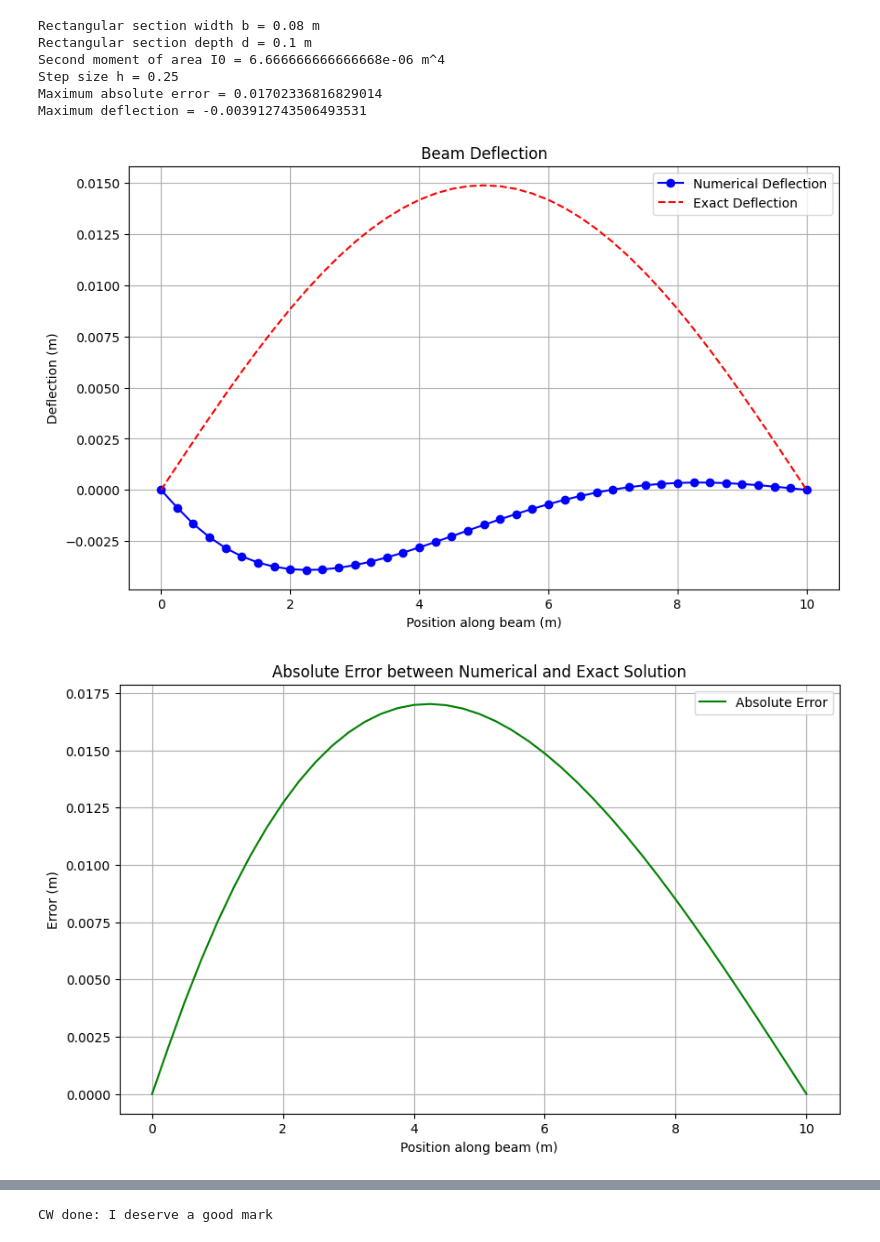
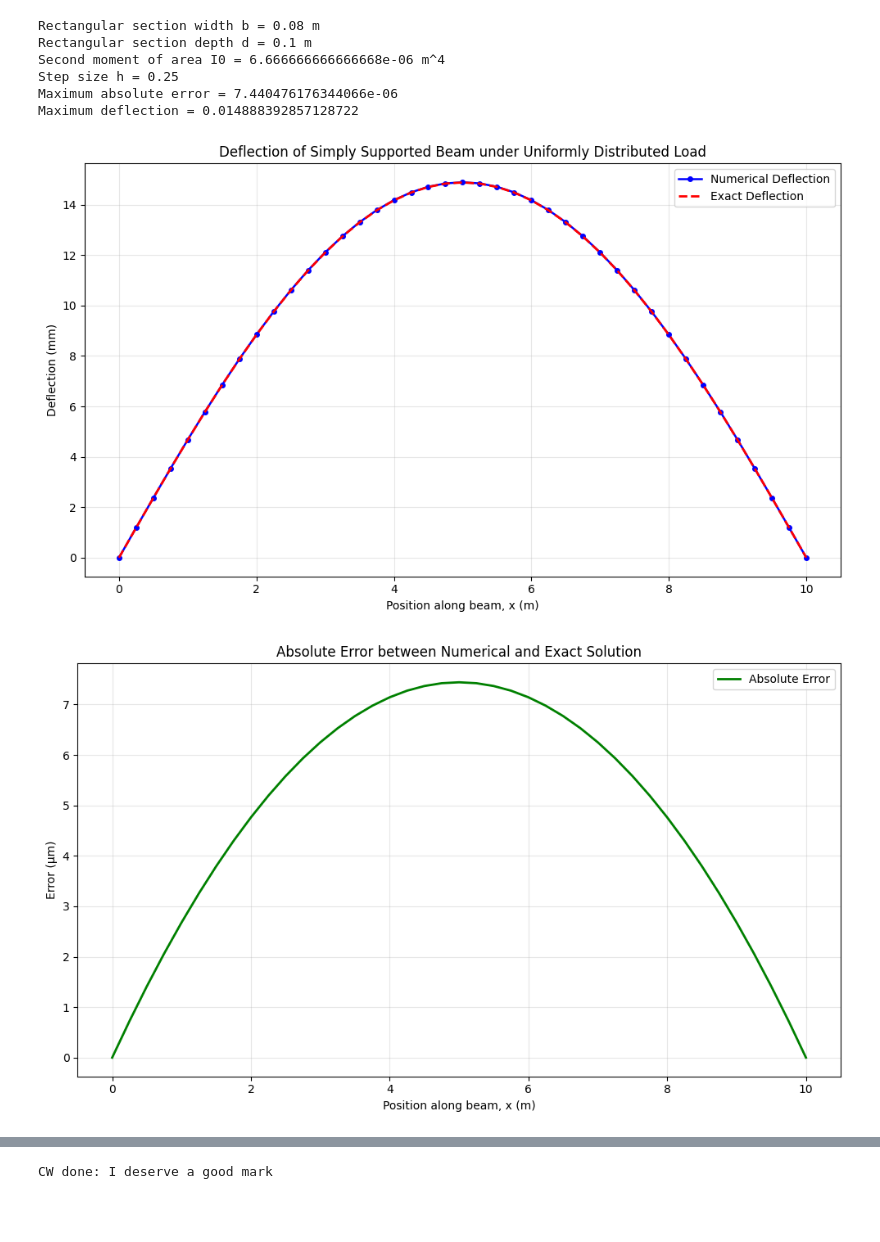
Before and after one commit to Laki52/ME2_Computing_CourseWork, a Jupyter notebook: CW.Code.Euler-Bernoulli.ipynb, the cells around one changed output, grey strips where cells are left out. Cells and saved outputs as stored; diff of their text form; code cells hidden in the pictures; blank space fills up the shorter version.

```diff
--- a/CW.Code.Euler-Bernoulli.ipynb
+++ b/CW.Code.Euler-Bernoulli.ipynb
@@ -73,14 +88,14 @@ v[1:N] = v_internal                                              # Putting the i
 # %%
 # In this section I am doing any post-processing (if needed)
 
-v_exact = q * x * (L**3 - 2.0 * L * x**2 + x**3) / (24.0 * E * I) # Analytical solution
+v_exact = q * (x**4 - 2.0 * L * x**3 + L**3 * x) / (24.0 * E * I) # Analytical solution
 error = np.abs(v - v_exact)       # Absolute error
 dvdx = np.gradient(v, h)          # Slope
 d2vdx2 = np.gradient(dvdx, h)     # Curvature
-M = -E * I * d2vdx2                # Bending moment
+M = E * I * d2vdx2                # Bending moment
 
 # Maximum values
-max_deflection = np.min(v)        # Max deflection, min used since deflection is downards so values are negative
+max_deflection = np.max(np.abs(v))# Max deflection magnitude
 max_error = np.max(error)         # Max Error
 
 
@@ -105,58 +120,68 @@ print("Rectangular section depth d =", d, "m")
 print("Second moment of area I0 =", I, "m^4")
 print("Step size h =", h)
 print("Maximum absolute error =", np.max(error))
-print("Maximum deflection =", np.min(v))
+print("Maximum deflection =", max_deflection)
 # %% [output]
 Rectangular section width b = 0.08 m
 Rectangular section depth d = 0.1 m
 Second moment of area I0 = 6.666666666666668e-06 m^4
 Step size h = 0.25
-Maximum absolute error = 0.01702336816829014
-Maximum deflection = -0.003912743506493531
+Maximum absolute error = 7.440476176344066e-06
+Maximum deflection = 0.014888392857128722
 # %%
 # Plotting the results
 
 # Plot deflection
+v_mm = v * 1e3
+v_exact_mm = v_exact * 1e3
+
 plt.figure(figsize=(10, 6))
-plt.plot(x, v, 'b-o', label='Numerical Deflection')
-plt.plot(x, v_exact, 'r--', label='Exact Deflection')
-plt.xlabel('Position along beam (m)')
-plt.ylabel('Deflection (m)')
-plt.title('Beam Deflection')
+plt.plot(x, v_mm, 'bo-', markersize=4, linewidth=1.8, label='Numerical Deflection')
+plt.plot(x, v_exact_mm, 'r--', linewidth=2, label='Exact Deflection')
+plt.xlabel('Position along beam, x (m)')
+plt.ylabel('Deflection (mm)')
+plt.title('Deflection of Simply Supported Beam under Uniformly Distributed Load')
 plt.legend()
-plt.grid(True)
+plt.grid(True, alpha=0.3)
+plt.tight_layout()
 plt.show()
 
 # Plot error
+error_um = error * 1e6
+
 plt.figure(figsize=(10, 6))
-plt.plot(x, error, 'g-', label='Absolute Error')
-plt.xlabel('Position along beam (m)')
-plt.ylabel('Error (m)')
+plt.plot(x, error_um, 'g-', linewidth=2, label='Absolute Error')
+plt.xlabel('Position along beam, x (m)')
+plt.ylabel('Error (μm)')
 plt.title('Absolute Error between Numerical and Exact Solution')
 plt.legend()
-plt.grid(True)
+plt.grid(True, alpha=0.3)
+plt.tight_layout()
 plt.show()
 
 # Plot bending moment
+M_kNm = M / 1e3
+
 plt.figure(figsize=(10, 6))
-plt.plot(x, M, 'm-', label='Bending Moment')
-plt.xlabel('Position along beam (m)')
-plt.ylabel('Bending Moment (Nm)')
+plt.plot(x, M_kNm, 'm-', linewidth=2, label='Bending Moment')
+plt.xlabel('Position along beam, x (m)')
+plt.ylabel('Bending Moment (kN·m)')
 plt.title('Bending Moment Distribution')
 plt.legend()
-plt.grid(True)
+plt.grid(True, alpha=0.3)
+plt.tight_layout()
 plt.show()
 
 # 3D plot of deformed beam
 fig = plt.figure(figsize=(12, 8))
 ax = fig.add_subplot(111, projection='3d')
 ax.plot_surface(X_mesh, Y_mesh, Z_deformed, color='blue', alpha=0.7)
 ax.plot_surface(X_mesh, Y_mesh, Z_undeformed, color='red', alpha=0.3)
 ax.set_xlabel('Length (m)')
 ax.set_ylabel('Width (m)')
 ax.set_zlabel('Deflection (scaled)')
 ax.set_title('3D Visualization of Beam Deformation')
 plt.show()
 # %% [output]
-[figure, old version]
+[figure, new version]
-[figure, old version]
+[figure, new version]
```
Also changed, not shown: parts of 3 cells of this notebook.
